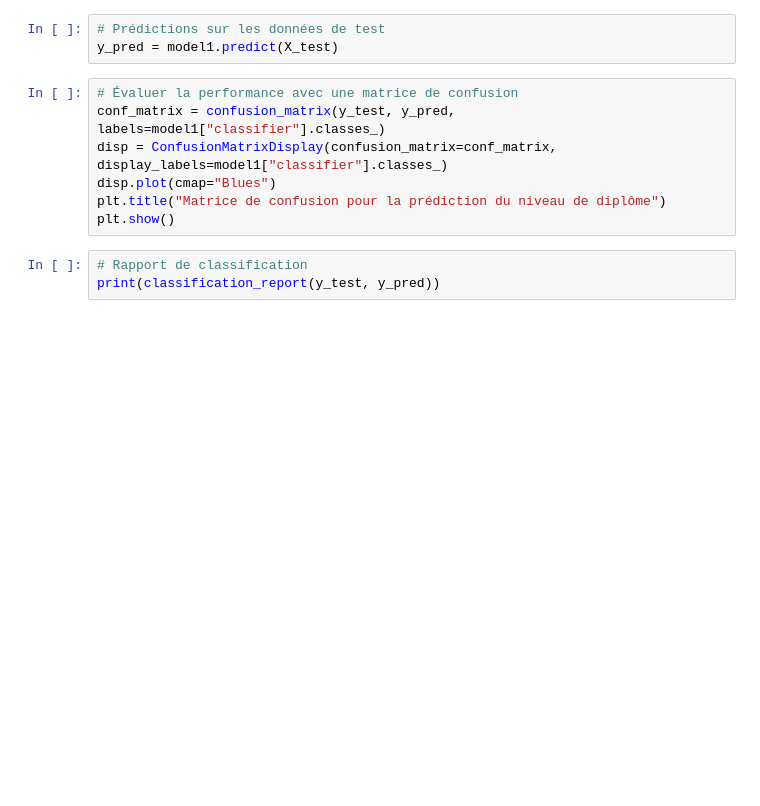
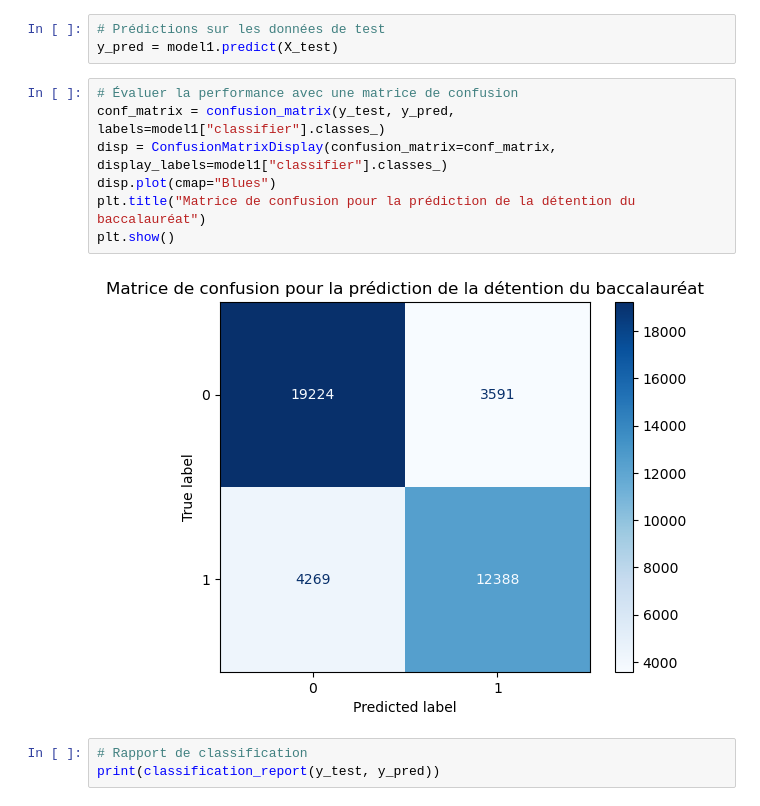
Before and after one commit to InseeFrLab/methodes_ensemblistes_notebooks, a Jupyter notebook: Python/classification_binaire_rf.ipynb, the cells around one changed output. Cells and saved outputs as stored; diff of their text form; blank space fills up the shorter version.

```diff
--- a/Python/classification_binaire_rf.ipynb
+++ b/Python/classification_binaire_rf.ipynb
@@ -247,10 +247,12 @@ y_pred = model1.predict(X_test)
 # %%
 # Évaluer la performance avec une matrice de confusion
 conf_matrix = confusion_matrix(y_test, y_pred, labels=model1["classifier"].classes_)
 disp = ConfusionMatrixDisplay(confusion_matrix=conf_matrix, display_labels=model1["classifier"].classes_)
 disp.plot(cmap="Blues")
-plt.title("Matrice de confusion pour la prédiction du niveau de diplôme")
+plt.title("Matrice de confusion pour la prédiction de la détention du baccalauréat")
 plt.show()
+# %% [output]
+[figure, added]
 # %%
 # Rapport de classification
 print(classification_report(y_test, y_pred))
```
